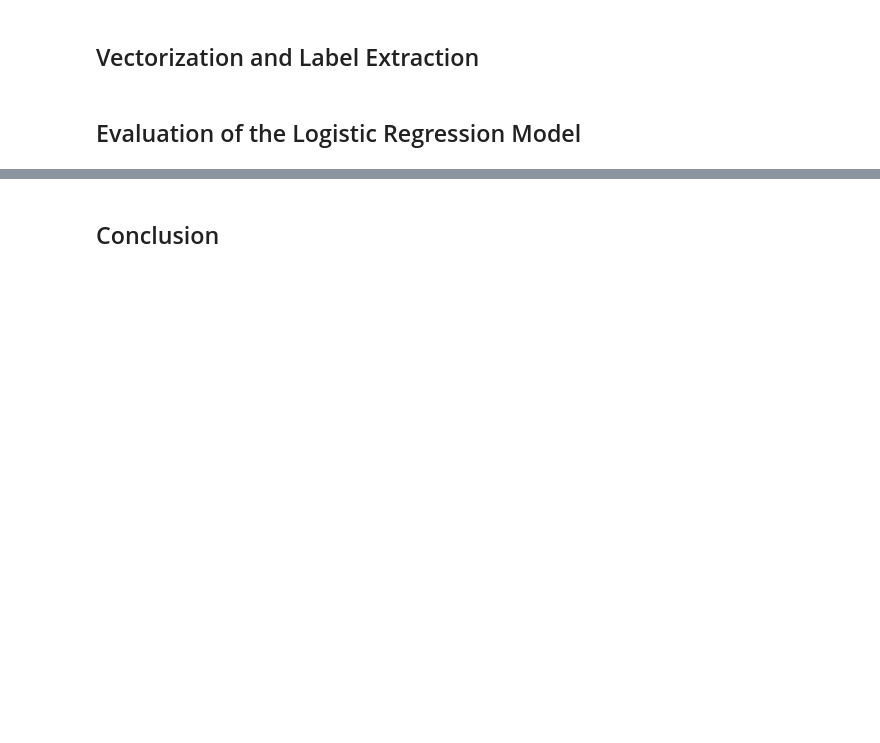
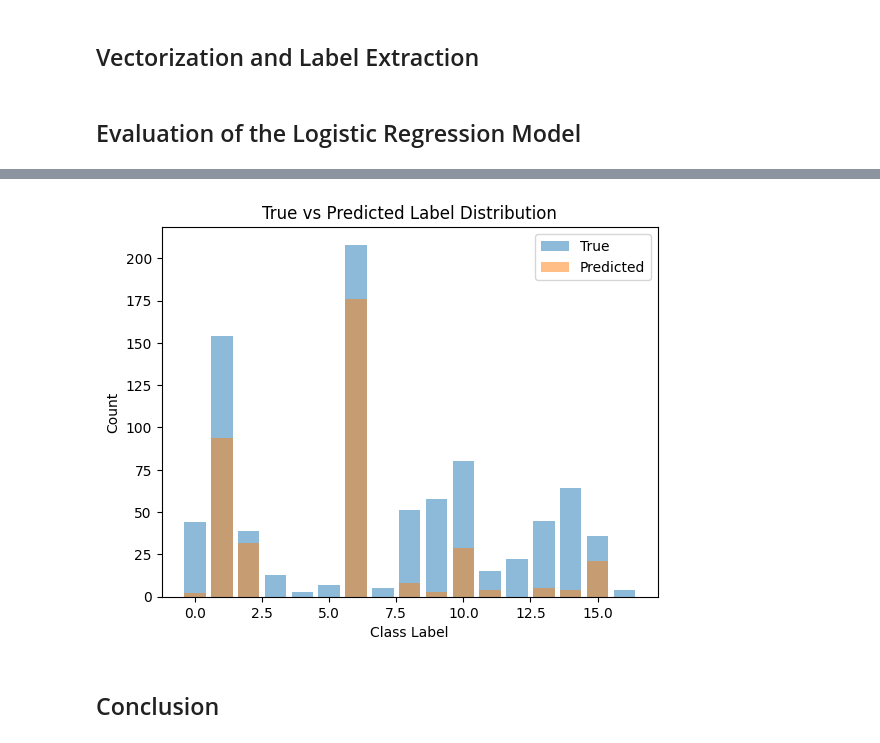
Before and after one commit to joshdscan/CTWhyStopped, a Jupyter notebook: Transforming Clinical Trial Why Stopped Labeling.ipynb, the cells around one changed output, grey strips where cells are left out. Cells and saved outputs as stored; diff of their text form; code cells hidden in the pictures; blank space fills up the shorter version.

```diff
--- a/Transforming Clinical Trial Why Stopped Labeling.ipynb
+++ b/Transforming Clinical Trial Why Stopped Labeling.ipynb
@@ -403,4 +387,5 @@ classifier = MultiOutputClassifier(LogisticRegression(max_iter=1000))
 classifier.fit(X_train, y_train)
 
 # Predict labels for combined dataset
-combined_predictions = classifier.predict(X_combined)
+pred_labels_LR = classifier.predict(X_combined)
+true_labels_LR = y_combined
@@ -470,3 +456,19 @@ Overall F1 Score: 0.4935
+# %%
+# True label distribution
+true_counts = np.sum(true_labels_LR, axis=0)
+plt.bar(range(len(true_counts)), true_counts, alpha=0.5, label='True')
+
+# Predicted label distribution
+pred_counts = np.sum(pred_labels_LR, axis=0)
+plt.bar(range(len(pred_counts)), pred_counts, alpha=0.5, label='Predicted')
+
+plt.xlabel('Class Label')
+plt.ylabel('Count')
+plt.title('True vs Predicted Label Distribution')
+plt.legend()
+plt.show()
+# %% [output]
+[figure, added]
 # %% [markdown]
 ## Conclusion
 # %% [markdown]
```
Also changed, not shown: parts of 18 cells of this notebook.
